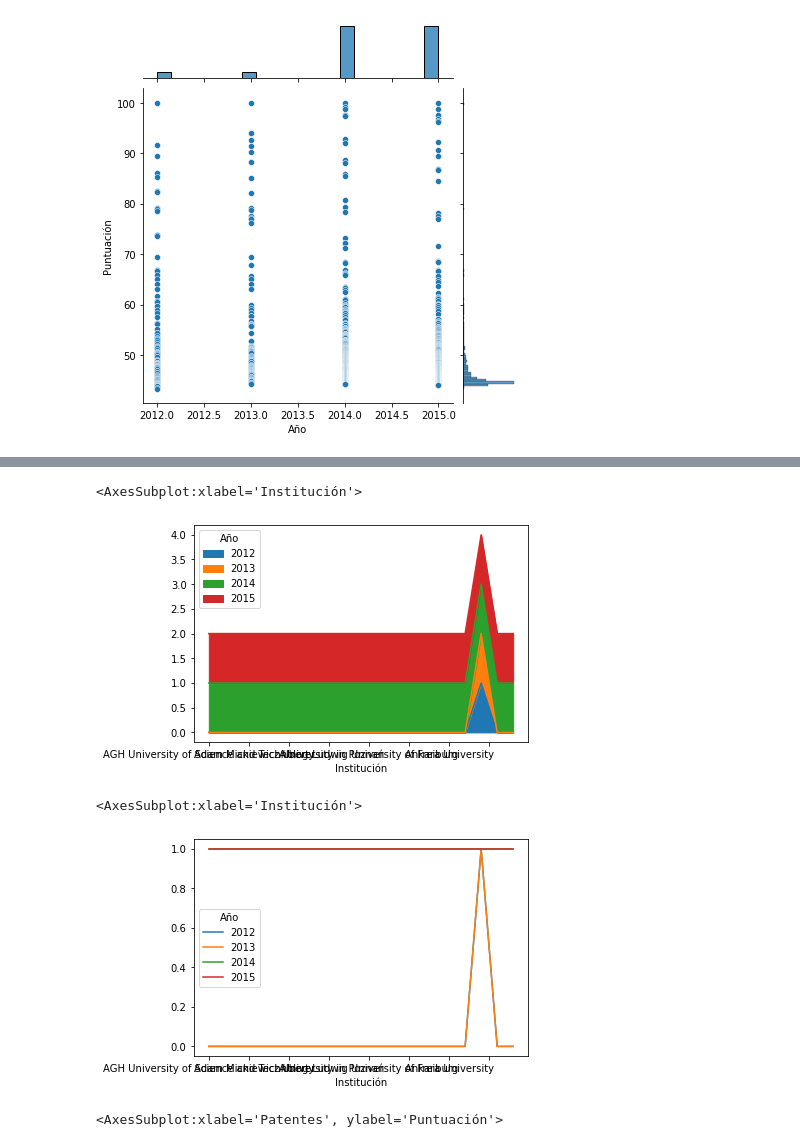
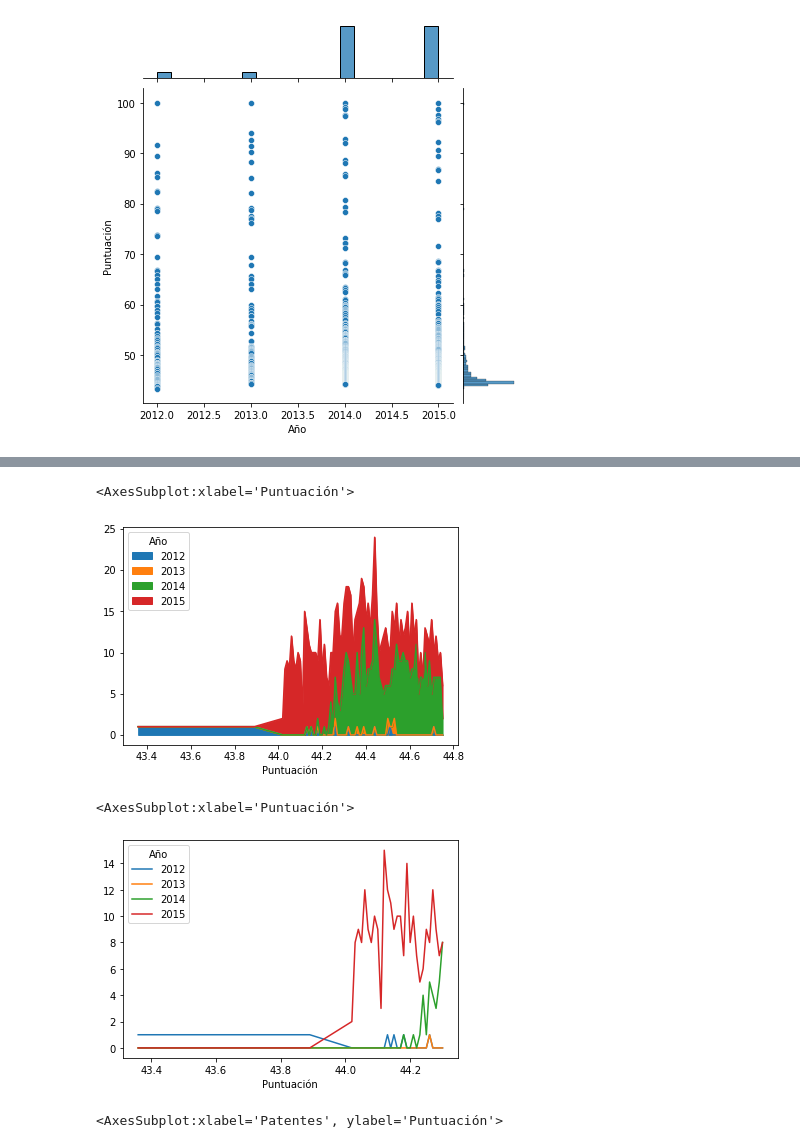
Before and after one commit to EmmanuelGalvan/MineriaDatos, a Jupyter notebook: Archivos/Practica de limpieza/Visualizacion_Equipo9.ipynb, the cells around one changed output, grey strips where cells are left out. Cells and saved outputs as stored; diff of their text form; code cells hidden in the pictures.

```diff
--- a/Archivos/Practica de limpieza/Visualizacion_Equipo9.ipynb
+++ b/Archivos/Practica de limpieza/Visualizacion_Equipo9.ipynb
@@ -732,3 +775,3 @@ sns.jointplot(x='Año', y='Puntuación', data = df_Uni)
 # %%
-Conteo_universidades = df_Uni['País'].groupby([df_Uni['Institución'], df_Uni['Año']]).count().unstack().fillna(0)
+Conteo_anual = df_Uni['Institución'].groupby([df_Uni['Puntuación'], df_Uni['Año']]).count().unstack().fillna(0)
 # %%
@@ -739,13 +782,13 @@ Conteo_universidades.head(15).plot.bar(stacked = False)
 # %%
-Conteo_universidades.head(20).plot.area()
+Conteo_anual.head(80).plot.area()
 # %% [output]
-<AxesSubplot:xlabel='Institución'>
+<AxesSubplot:xlabel='Puntuación'>
-[figure, old version]
+[figure, new version]
 # %%
-Conteo_universidades.head(20).plot.line()
+Conteo_anual.head(35).plot.line()
 # %% [output]
-<AxesSubplot:xlabel='Institución'>
+<AxesSubplot:xlabel='Puntuación'>
-[figure, old version]
+[figure, new version]
 # %%
 sns.boxplot(x = 'Patentes', y = 'Puntuación',
             data = df_Uni[df_Uni.Patentes.isin(df_Uni.Patentes.head(10).value_counts().index)])
```
Also changed, not shown: parts of 38 cells of this notebook.
